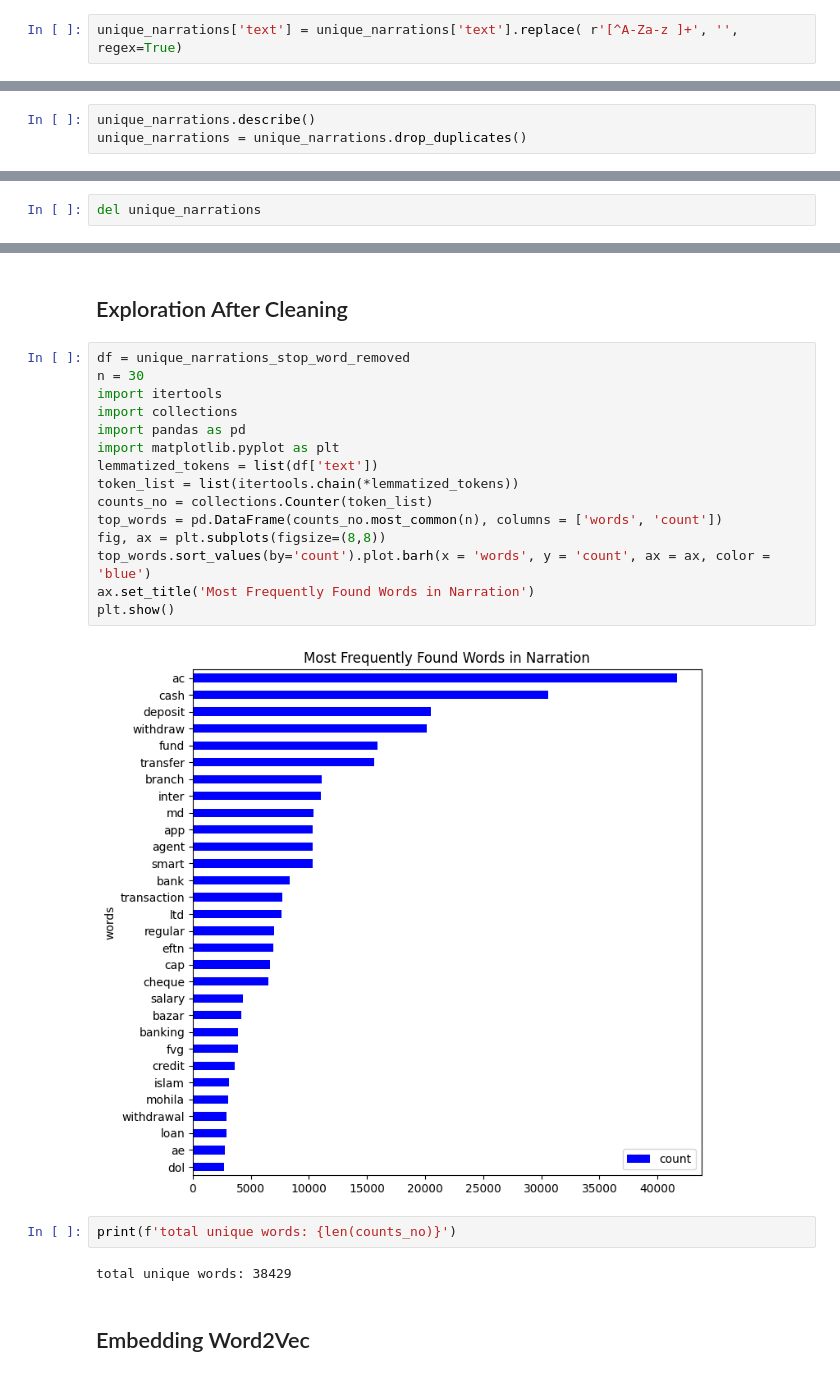
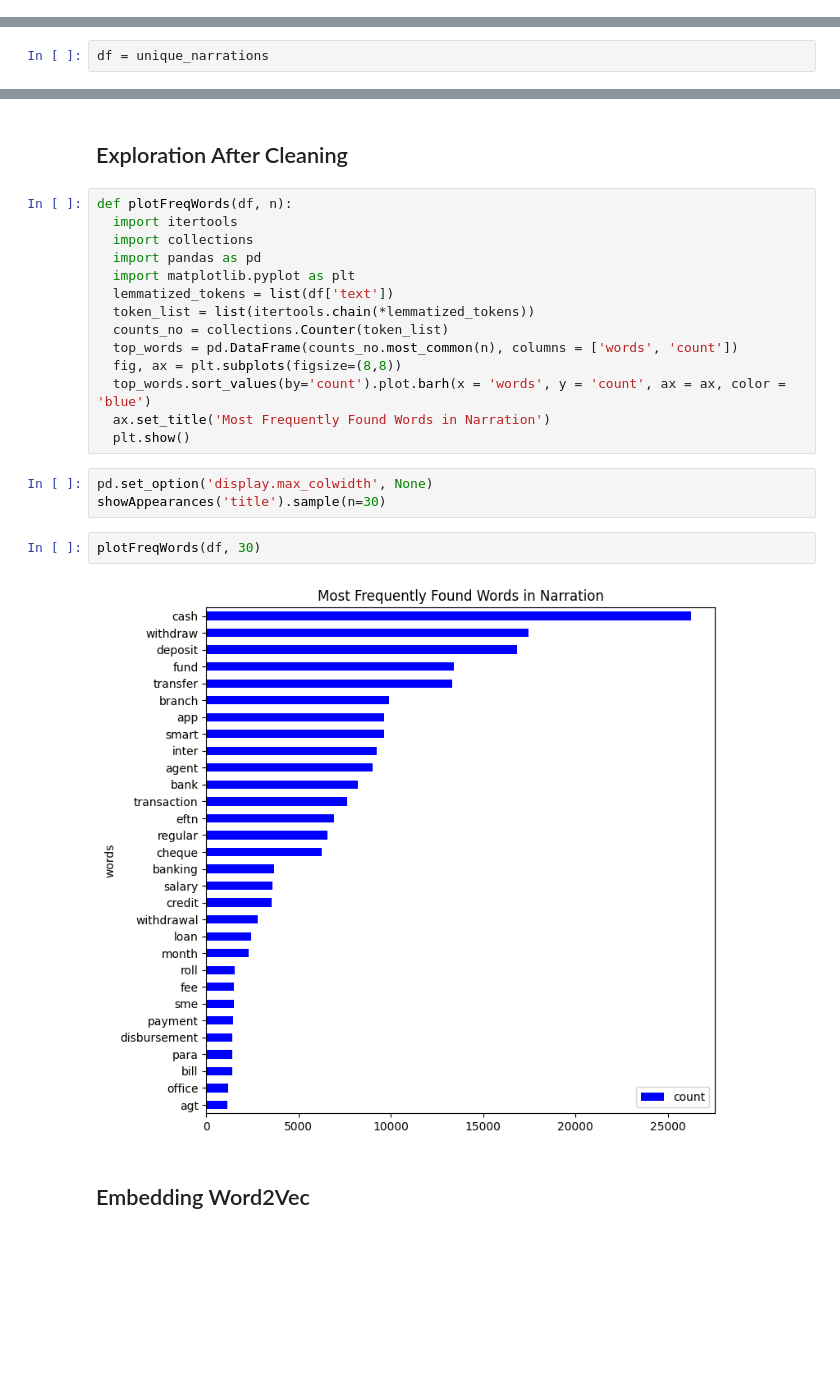
Before and after one commit to abdur-rafi/transaction-clustering, a Jupyter notebook: narration_clustering.ipynb, the cells around one changed output, grey strips where cells are left out. Saved outputs shown, nothing was run; the diff lists cells and outputs as text; blank space fills up the shorter version.

Commit message:
cleaning some irrelevant words

```diff
--- a/narration_clustering.ipynb
+++ b/narration_clustering.ipynb
@@ -242,2 +219,0 @@ See the caveats in the documentation: https://pandas.pydata.org/pandas-docs/stab
-# %%
-unique_narrations['text'] = unique_narrations['text'].replace( r'[^A-Za-z ]+', '', regex=True)
@@ -250,3 +219,0 @@ See the caveats in the documentation: https://pandas.pydata.org/pandas-docs/stab
-# %%
-unique_narrations.describe()
-unique_narrations = unique_narrations.drop_duplicates()
@@ -269,2 +220,2 @@ unique_narrations_tokenized['text'] = unique_narrations_tokenized['text'].apply(
 # %%
-del unique_narrations
+df = unique_narrations
@@ -368,26 +315,26 @@ print(unique_narrations_stop_word_removed)
 # %% [markdown]
 ## Exploration After Cleaning
 # %%
-df = unique_narrations_stop_word_removed
-n = 30
-import itertools
-import collections
-import pandas as pd
-import matplotlib.pyplot as plt
-lemmatized_tokens = list(df['text'])
-token_list = list(itertools.chain(*lemmatized_tokens))
-counts_no = collections.Counter(token_list)
-top_words = pd.DataFrame(counts_no.most_common(n), columns = ['words', 'count'])
-fig, ax = plt.subplots(figsize=(8,8))
-top_words.sort_values(by='count').plot.barh(x = 'words', y = 'count', ax = ax, color = 'blue')
-ax.set_title('Most Frequently Found Words in Narration')
-plt.show()
+def plotFreqWords(df, n):
+  import itertools
+  import collections
+  import pandas as pd
+  import matplotlib.pyplot as plt
+  lemmatized_tokens = list(df['text'])
+  token_list = list(itertools.chain(*lemmatized_tokens))
+  counts_no = collections.Counter(token_list)
+  top_words = pd.DataFrame(counts_no.most_common(n), columns = ['words', 'count'])
+  fig, ax = plt.subplots(figsize=(8,8))
+  top_words.sort_values(by='count').plot.barh(x = 'words', y = 'count', ax = ax, color = 'blue')
+  ax.set_title('Most Frequently Found Words in Narration')
+  plt.show()
-# %% [output]
-[figure, removed]
-# %%
-print(f'total unique words: {len(counts_no)}')
-# %% [output]
-total unique words: 38429
+# %%
+pd.set_option('display.max_colwidth', None)
+showAppearances('title').sample(n=30)
+# %%
+plotFreqWords(df, 30)
+# %% [output]
+[figure, added]
 # %% [markdown]
 ## Embedding Word2Vec
 # %% [markdown]
```
Also changed, not shown: parts of 28 cells of this notebook.
